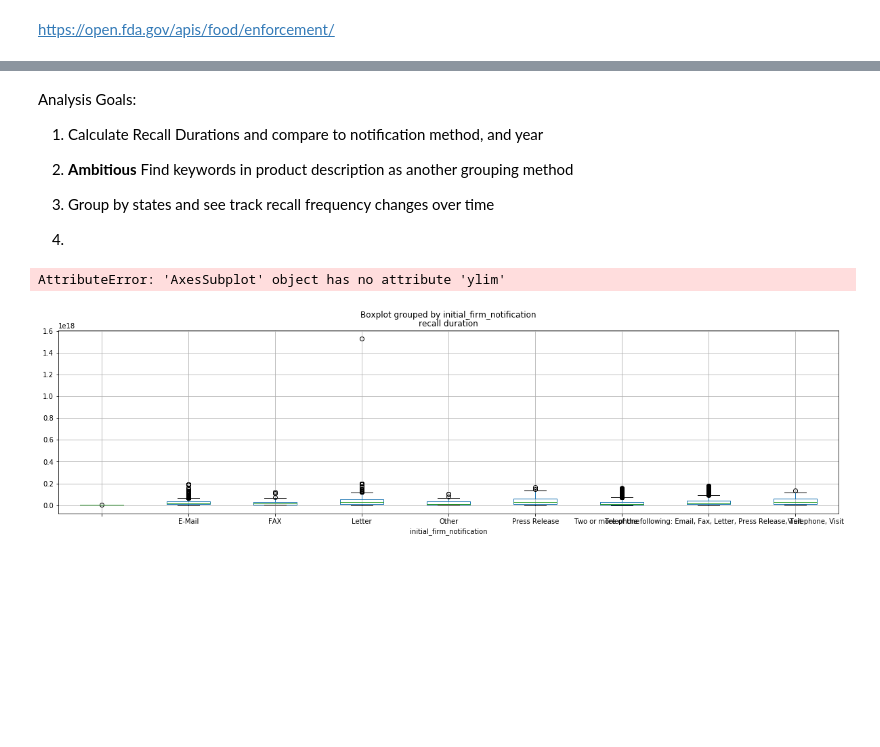
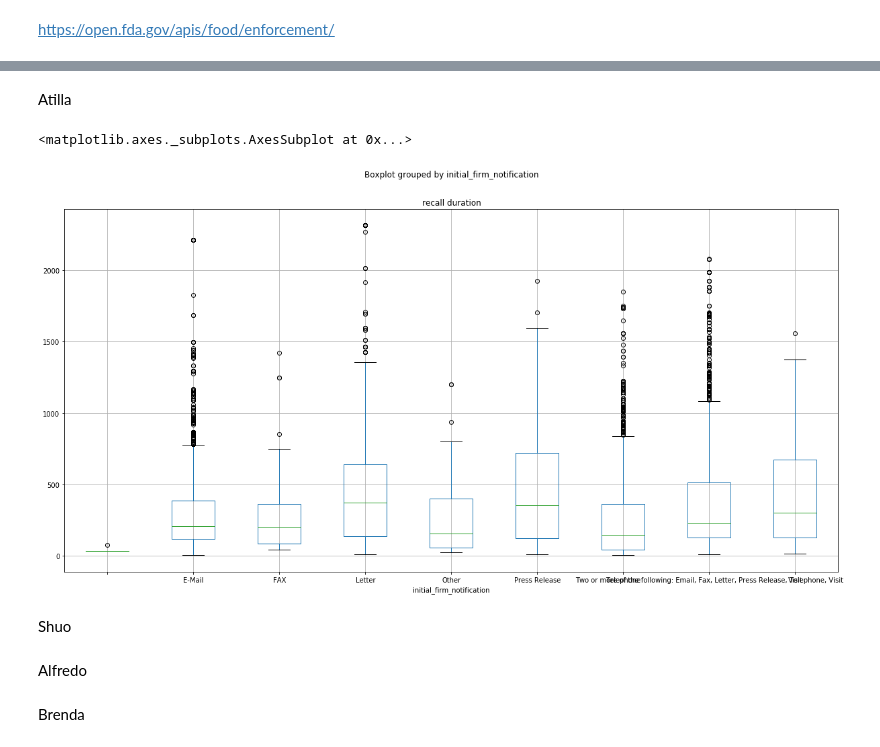
Before and after one commit to shuotang642/Group-2-Project-1, a Jupyter notebook: FDA.ipynb, the cells around one changed output, grey strips where cells are left out. Cells and saved outputs as stored; diff of their text form; code cells hidden in the pictures; blank space fills up the shorter version.

Commit message:
deta cleaned for duration analysis

```diff
--- a/FDA.ipynb
+++ b/FDA.ipynb
@@ -47,18 +28,14 @@ TotalRecall
-# %% [markdown]
-Analysis Goals:
-
-1.  Calculate Recall Durations and compare to notification method, and year
-
-2.  **Ambitious** Find keywords in product description as another grouping method
-
-3.  Group by states and see track recall frequency changes over time
-
-4.
+# %% [markdown]
+Atilla
 # %%
-date1 = pd.to_datetime(TotalRecall['recall_initiation_date'],format= '%Y%m%d', errors='ignore').values.astype('datetime64[D]')
-date2 = pd.to_datetime(TotalRecall['termination_date'],format= '%Y%m%d', errors='ignore').values.astype('datetime64[D]')
-TotalRecall['recall duration'] = (date2 - date1)
+start = pd.to_datetime(TotalRecall['recall_initiation_date'],format= '%Y%m%d', errors='ignore').values.astype('datetime64[D]')
+end = pd.to_datetime(TotalRecall['termination_date'],format= '%Y%m%d', errors='ignore').values.astype('datetime64[D]')
+notify = pd.to_datetime(TotalRecall['report_date'],format= '%Y%m%d', errors='ignore').values.astype('datetime64[D]')
+TotalRecall['recall duration1'] = (end - start)
+TotalRecall['recall duration'] = TotalRecall['recall duration1'].astype(np.int64) / 86400000000000
 
+TotalRecall = TotalRecall.dropna(subset=['termination_date','recall duration1'])
+TotalRecall = TotalRecall[TotalRecall['recall duration'] < 5000]
 Letter = TotalRecall[TotalRecall["initial_firm_notification"] == "Letter"]["recall duration"]
 Email = TotalRecall[TotalRecall["initial_firm_notification"] == "E-Mail"]["recall duration"]
 Press = TotalRecall[TotalRecall["initial_firm_notification"] == "Press Release"]["recall duration"]
@@ -67,9 +44,16 @@ Visit = TotalRecall[TotalRecall["initial_firm_notification"] == "Visit"]["recall
 Other = TotalRecall[TotalRecall["initial_firm_notification"] == "Other"]["recall duration"]
 Fax = TotalRecall[TotalRecall["initial_firm_notification"] == "FAX"]["recall duration"]
 
-plt = TotalRecall.boxplot("recall duration", by="initial_firm_notification", figsize = (20,5))
 
-plt.ylim(10, 40)
+#TotalRecall.sort_values('recall duration', ascending=False)
-# %% [output]
-AttributeError: 'AxesSubplot' object has no attribute 'ylim'
-[figure, removed]
+# %%
+TotalRecall.boxplot("recall duration", by = "initial_firm_notification", figsize = (20,10))
+# %% [output]
+<matplotlib.axes._subplots.AxesSubplot at 0x...>
+[figure, added]
+# %% [markdown]
+Shuo
+# %% [markdown]
+Alfredo
+# %% [markdown]
+Brenda
```
Also changed, not shown: parts of 2 cells of this notebook.
